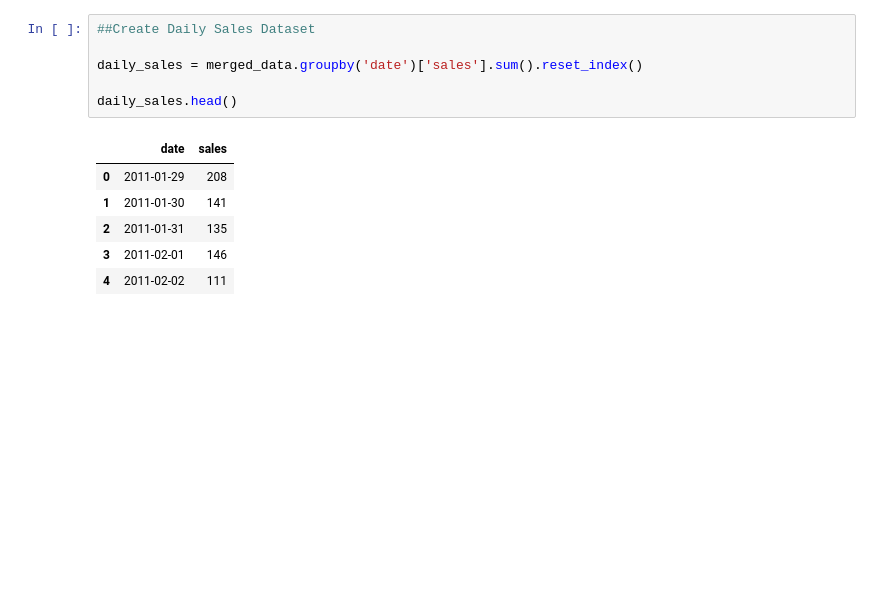
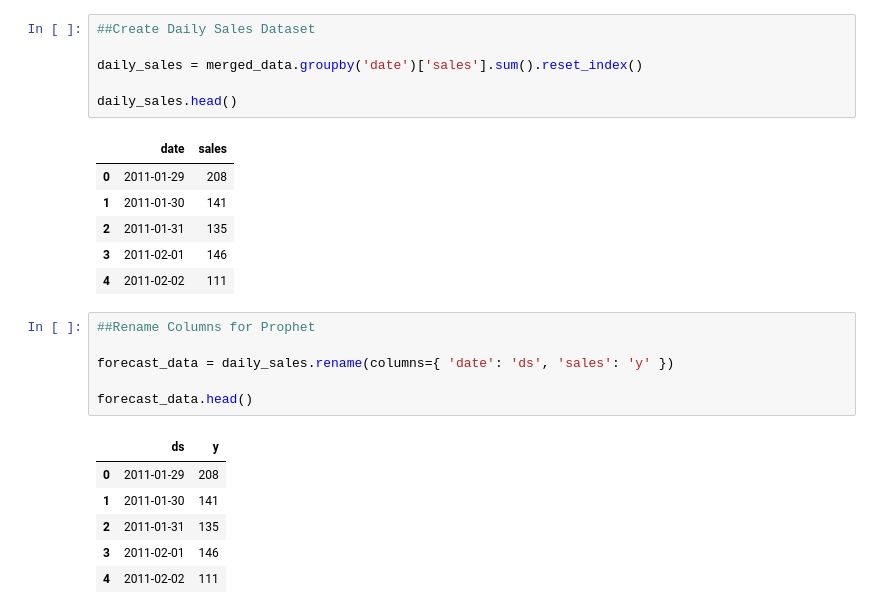
Before and after one commit to bhosalenikita258-coder/Retail_Demand_Forecasting, a Jupyter notebook: Retail_Demand_Forecasting.ipynb, the cells around one changed output. Saved outputs shown, nothing was run; the diff lists cells and outputs as text; blank space fills up the shorter version.

```diff
--- a/Retail_Demand_Forecasting.ipynb
+++ b/Retail_Demand_Forecasting.ipynb
@@ -603,3 +603,16 @@ daily_sales.head()
 | 2 | 2011-01-31 | 135 |
 | 3 | 2011-02-01 | 146 |
 | 4 | 2011-02-02 | 111 |
+# %%
+##Rename Columns for Prophet
+
+forecast_data = daily_sales.rename(columns={ 'date': 'ds', 'sales': 'y' })
+
+forecast_data.head()
+# %% [output]
+|  | ds | y |
+| 0 | 2011-01-29 | 208 |
+| 1 | 2011-01-30 | 141 |
+| 2 | 2011-01-31 | 135 |
+| 3 | 2011-02-01 | 146 |
+| 4 | 2011-02-02 | 111 |
```
Also changed, not shown: parts of 18 cells of this notebook.
